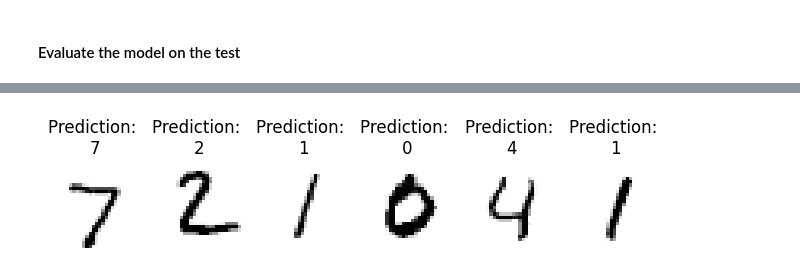
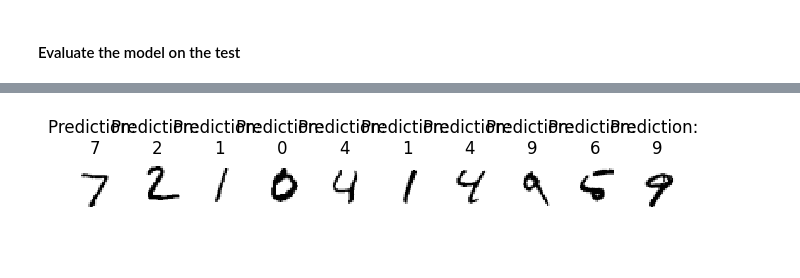
Before and after one commit to NoaVelner/Differential_Private_Neural_Network, a Jupyter notebook: graphs_and_conculsions.ipynb, the cells around one changed output, grey strips where cells are left out. Drawn from its saved outputs; the diff is of its cells as text; code cells hidden in the pictures; blank space fills up the shorter version.

Commit message:
more graph and res

```diff
--- a/graphs_and_conculsions.ipynb
+++ b/graphs_and_conculsions.ipynb
@@ -53,20 +53,20 @@ Test Accuracy: 0.9041
 # %%
 # display some model guesses
-model_guesses = Train.get_prediction(nn, samples=x_test)
+model_guesses = nn.get_prediction(samples=x_test)
 
-for idx, i in enumerate([i for i in range(6)]):
+for idx, i in enumerate([i for i in range(10)]):
 # for idx, i in enumerate([0, 5, 10, 15, 20, 25]):
-    plt.subplot(1, 6, idx + 1)  # Create subplots in a row
+    plt.subplot(1, 10, idx + 1)  # Create subplots in a row
     first_image_guess = model_guesses[i]
     first_image = x_test[i]
 
     # Reshaping the image to its original dimensions
     first_image = first_image.reshape((28, 28))
     plt.imshow(first_image, cmap='Greys', interpolation='None')
     plt.title(f"Prediction: \n{np.argmax(first_image_guess)}")  # Set subplot title
     plt.axis('off')  # Turn off axis
 
 plt.tight_layout()  # Adjust layout to prevent overlapping
 plt.show()
 # %% [output]
-[figure, old version]
+[figure, new version]
```
Also changed, not shown: parts of 4 cells of this notebook, 2 other files.
